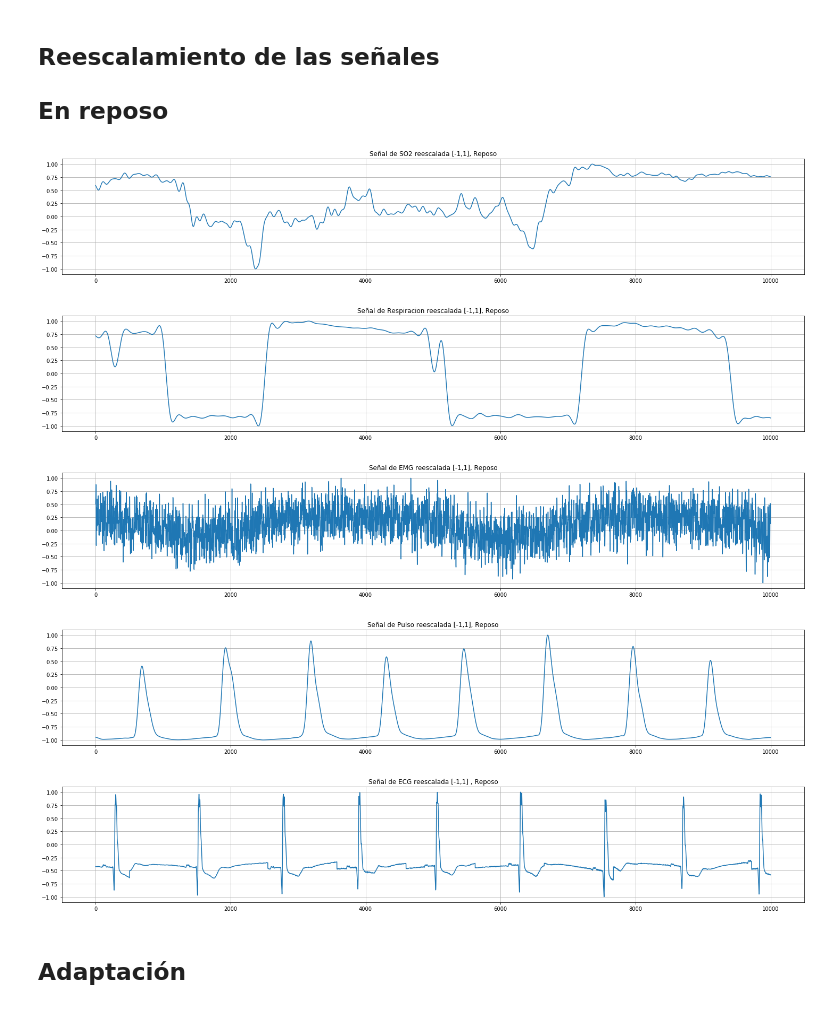
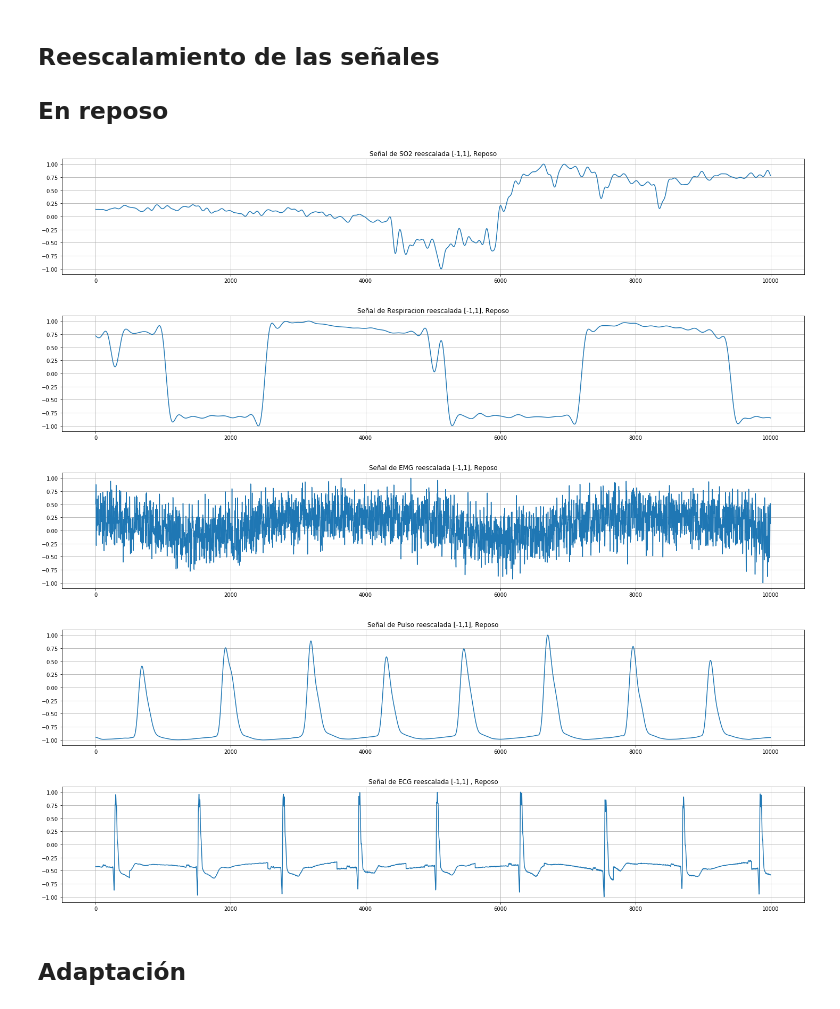
Before and after one commit to Javarroy/MCIB-19-P, a Jupyter notebook: SRC/Pract_3.ipynb, the cells around one changed output. Saved outputs shown, nothing was run; the diff lists cells and outputs as text; code cells hidden in the pictures.

```diff
--- a/SRC/Pract_3.ipynb
+++ b/SRC/Pract_3.ipynb
@@ -259,37 +259,37 @@ def reescalar_a (x):
 ## Reescalamiento de las señales
 ## En reposo
 # %%
-O2_new1 = reescalar_a (SO2_f_1);
+SO2_new1 = reescalar_a (SO2_f_1);
 plt.figure(figsize = (25, 4))
 plt.plot(SO2_new1)
 plt.title("Señal de SO2 reescalada [-1,1], Reposo")
 plt.grid(True)
 
 RESP_new1 = reescalar_a (RESP_f_1);
 plt.figure(figsize = (25, 4))
 plt.plot(RESP_new1)
 plt.title("Señal de Respiracion reescalada [-1,1], Reposo")
 plt.grid(True)
 
 EMG_new1 = reescalar_a (EMG_f_1);
 plt.figure(figsize = (25, 4))
 plt.plot(EMG_new1)
 plt.title("Señal de EMG reescalada [-1,1], Reposo")
 plt.grid(True)
 
 PUL_new1 = reescalar_a (PUL_f_1);
 plt.figure(figsize = (25, 4))
 plt.plot(PUL_new1)
 plt.title("Señal de Pulso reescalada [-1,1], Reposo")
 plt.grid(True)
 
 ECG_new1 = reescalar_a (ECG_f_1);
 plt.figure(figsize = (25, 4))
 plt.plot(ECG_new1)
 plt.title("Señal de ECG reescalada [-1,1] , Reposo")
 plt.grid(True)
 # %% [output]
-[figure, old version]
+[figure, new version]
 [figure]
 [figure]
 [figure]
```
Also changed, not shown: parts of 7 cells of this notebook.
